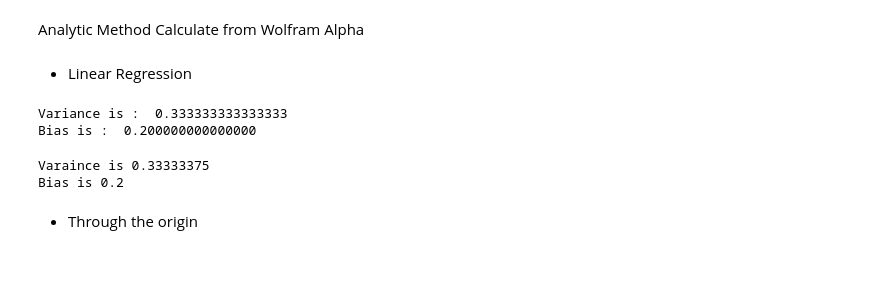
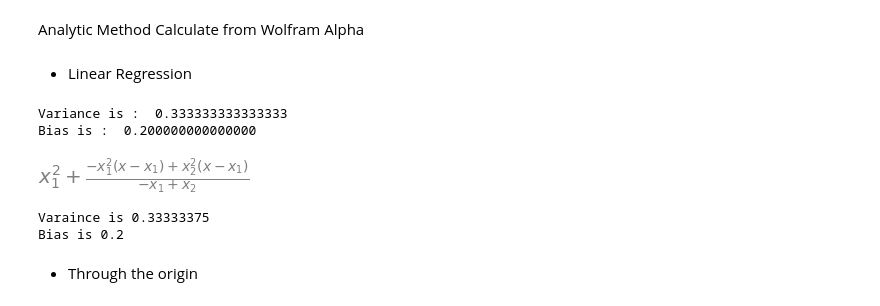
Before and after one commit to BestTP/Machine_Learning, a Jupyter notebook: Generalization.ipynb, the cells around one changed output. Drawn from its saved outputs; the diff is of its cells as text; code cells hidden in the pictures; blank space fills up the shorter version.

```diff
--- a/Generalization.ipynb
+++ b/Generalization.ipynb
@@ -359,6 +369,11 @@ print('Bias is : ',bias.evalf())
 # %% [output]
 Variance is :  0.333333333333333
 Bias is :  0.200000000000000
+# %%
+gd = (x1**2+(x2**2*(x-x1)-x1**2*(x-x1))/(x2-x1))
+gd
+# %% [output]
+[figure, added]
 # %%
 print('Linear regression')
 print('gd is (x1^2+(x2^2(x-x1)-x1^2(x-x1))/(x2-x1))')
```
Also changed, not shown: parts of 6 cells of this notebook, 2 other files.
